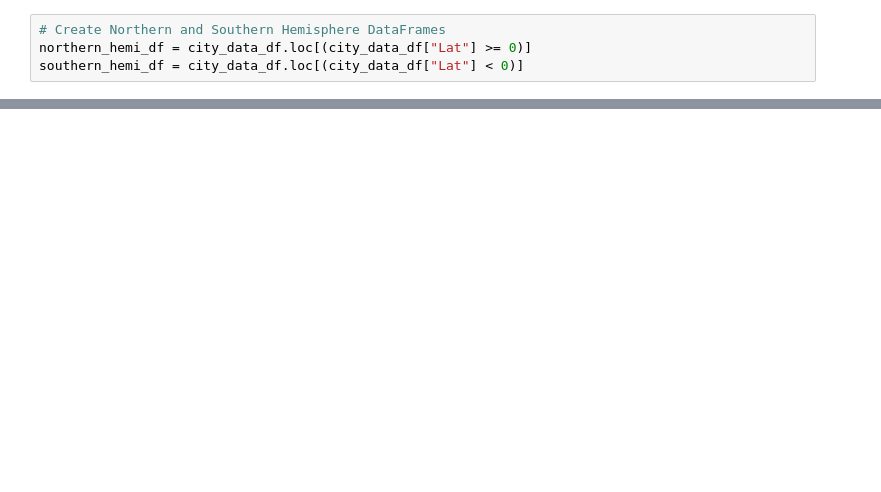
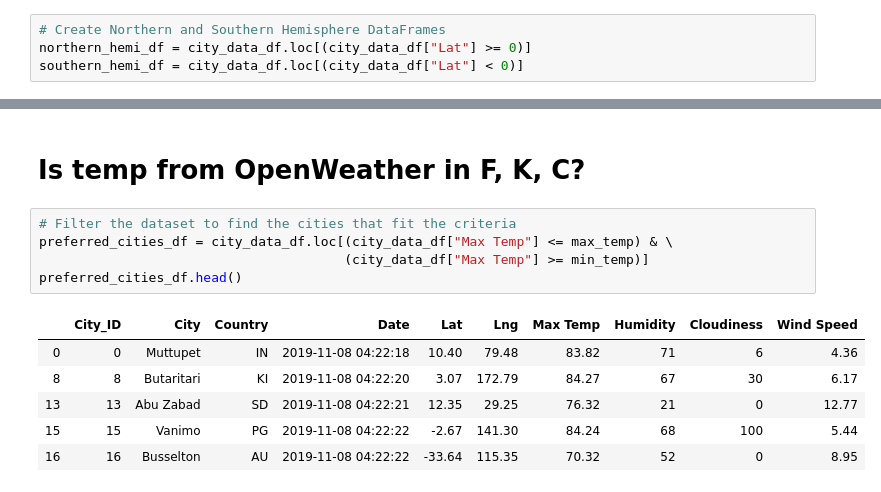
Before and after one commit to prentiss04/World_Wide_Weather_pdouglass, a Jupyter notebook: WeatherPy.ipynb, the cells around one changed output, grey strips where cells are left out. Cells and saved outputs as stored; diff of their text form; blank space fills up the shorter version.

```diff
--- a/WeatherPy.ipynb
+++ b/WeatherPy.ipynb
@@ -399,0 +515,14 @@ plot_linear_regression(x_values, y_values,
+# %% [markdown]
+# Is temp from OpenWeather in F, K, C?
+# %%
+# Filter the dataset to find the cities that fit the criteria
+preferred_cities_df = city_data_df.loc[(city_data_df["Max Temp"] <= max_temp) & \
+                                       (city_data_df["Max Temp"] >= min_temp)]
+preferred_cities_df.head()
+# %% [output]
+|  | City_ID | City | Country | Date | Lat | Lng | Max Temp | Humidity | Cloudiness | Wind Speed |
+| 0 | 0 | Muttupet | IN | 2019-11-08 04:22:18 | 10.40 | 79.48 | 83.82 | 71 | 6 | 4.36 |
+| 8 | 8 | Butaritari | KI | 2019-11-08 04:22:20 | 3.07 | 172.79 | 84.27 | 67 | 30 | 6.17 |
+| 13 | 13 | Abu Zabad | SD | 2019-11-08 04:22:21 | 12.35 | 29.25 | 76.32 | 21 | 0 | 12.77 |
+| 15 | 15 | Vanimo | PG | 2019-11-08 04:22:22 | -2.67 | 141.30 | 84.24 | 68 | 100 | 5.44 |
+| 16 | 16 | Busselton | AU | 2019-11-08 04:22:22 | -33.64 | 115.35 | 70.32 | 52 | 0 | 8.95 |
```
Also changed, not shown: parts of 40 cells of this notebook, 1 other file.
